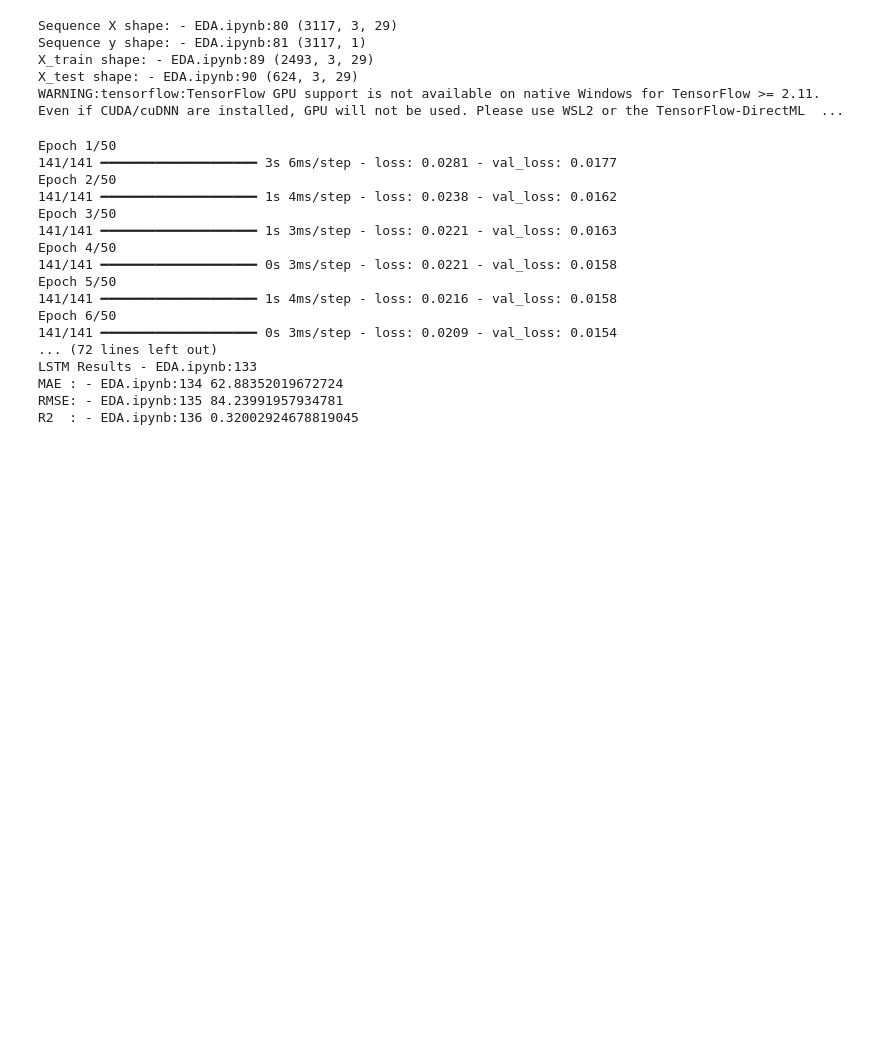
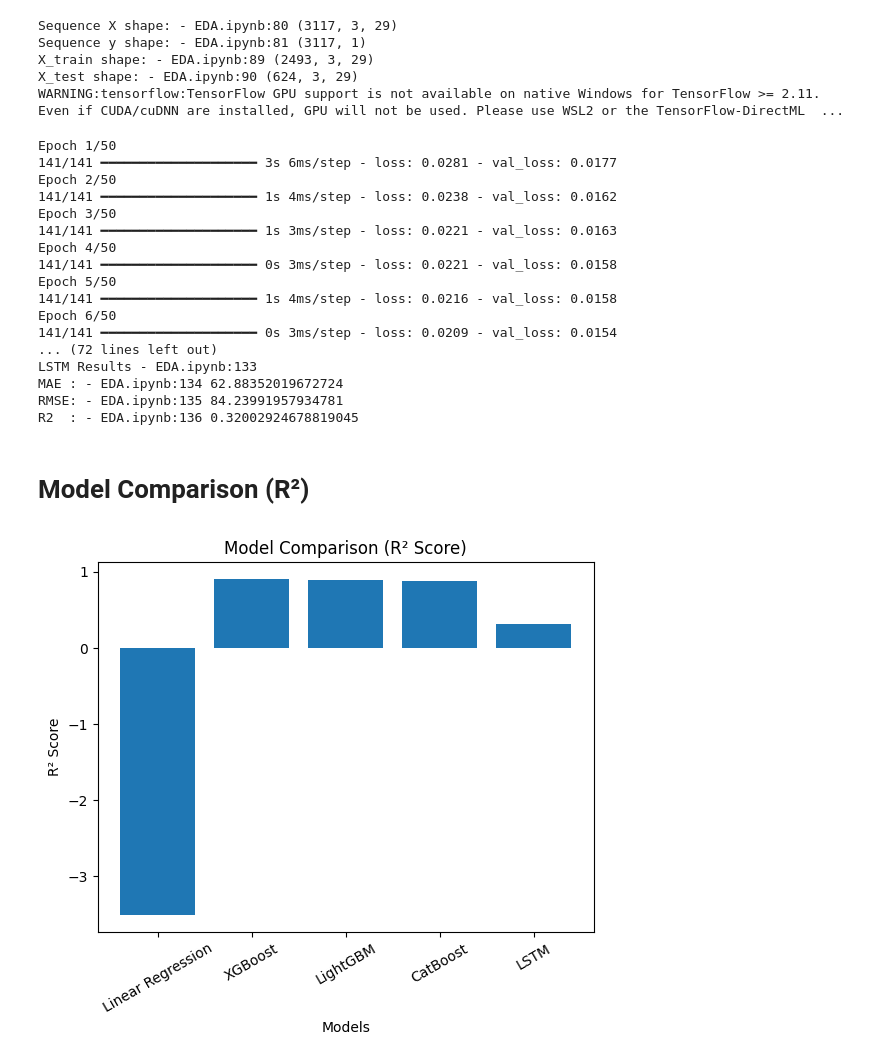
Before and after one commit to KavindhyaJay/Tea-Yield-Prediction, a Jupyter notebook: notebooks/EDA.ipynb, the cells around one changed output. Drawn from its saved outputs; the diff is of its cells as text; code cells hidden in the pictures; blank space fills up the shorter version.

Commit message:
Showing model performance graphically

```diff
--- a/notebooks/EDA.ipynb
+++ b/notebooks/EDA.ipynb
@@ -646,3 +646,20 @@ LSTM Results - EDA.ipynb:133
 MAE : - EDA.ipynb:134 62.88352019672724
 RMSE: - EDA.ipynb:135 84.23991957934781
 R2  : - EDA.ipynb:136 0.32002924678819045
+# %% [markdown]
+# Model Comparison (R²)
+# %%
+import matplotlib.pyplot as plt
+
+models = ['Linear Regression', 'XGBoost', 'LightGBM', 'CatBoost', 'LSTM']
+r2_scores = [-3.51, 0.905, 0.889, 0.876, 0.320]
+
+plt.figure()
+plt.bar(models, r2_scores)
+plt.title("Model Comparison (R² Score)")
+plt.xlabel("Models")
+plt.ylabel("R² Score")
+plt.xticks(rotation=30)
+plt.show()
+# %% [output]
+[figure, added]
```
Also changed, not shown: parts of 4 cells of this notebook.
